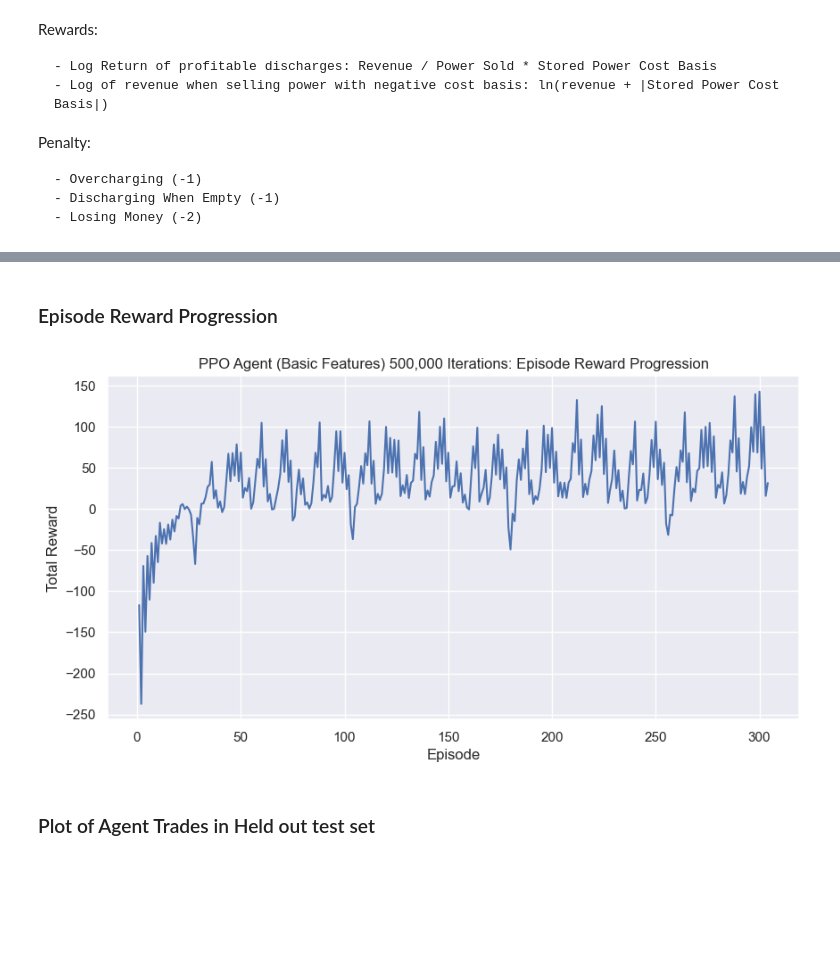
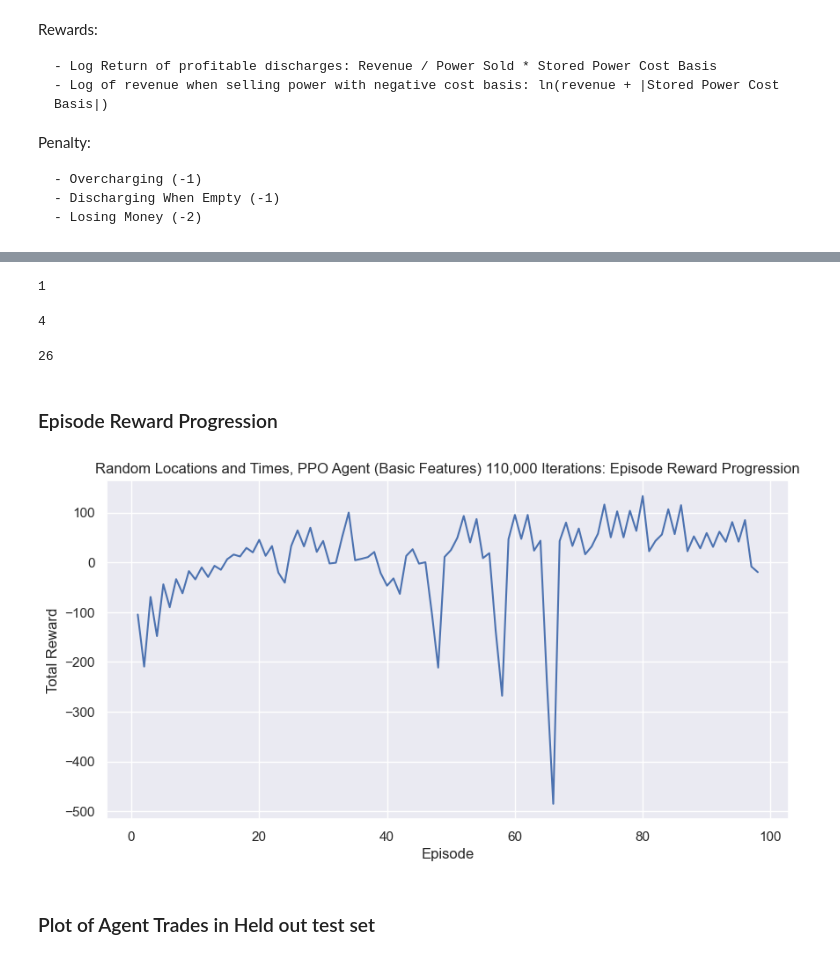
Before and after one commit to andrewrade/3001-RL-Grid-Battery-Management-Agent, a Jupyter notebook: power_trading_agents_random_location_time.ipynb, the cells around one changed output, grey strips where cells are left out. Drawn from its saved outputs; the diff is of its cells as text; code cells hidden in the pictures; blank space fills up the shorter version.

```diff
--- a/power_trading_agents_random_location_time.ipynb
+++ b/power_trading_agents_random_location_time.ipynb
@@ -224,0 +287,12 @@ AttributeError: 'PowerTradingEnv' object has no attribute 'set_df'
+# %%
+epoch
+# %% [output]
+1
+# %%
+num_epochs
+# %% [output]
+4
+# %%
+j
+# %% [output]
+26
@@ -227,16 +303,16 @@ AttributeError: 'PowerTradingEnv' object has no attribute 'set_df'
 # %%
 num_eps = np.arange(1, len(reward_callback.rewards) + 1)
 
 fig, ax = plt.subplots(figsize=(10, 5))
 format_axis_commas(ax, 'x')
 ax.plot(num_eps, reward_callback.rewards)
 
 plt.xlabel('Episode')
 plt.ylabel('Total Reward')
-plt.title('PPO Agent (Basic Features) 500,000 Iterations: Episode Reward Progression')
+plt.title('Random Locations and Times, PPO Agent (Basic Features) 110,000 Iterations: Episode Reward Progression')
 plt.show()
 # %% [output]
-[figure, old version]
+[figure, new version]
 # %% [markdown]
 ### Plot of Agent Trades in Held out test set
 # %%
```
Also changed, not shown: parts of 28 cells of this notebook.
